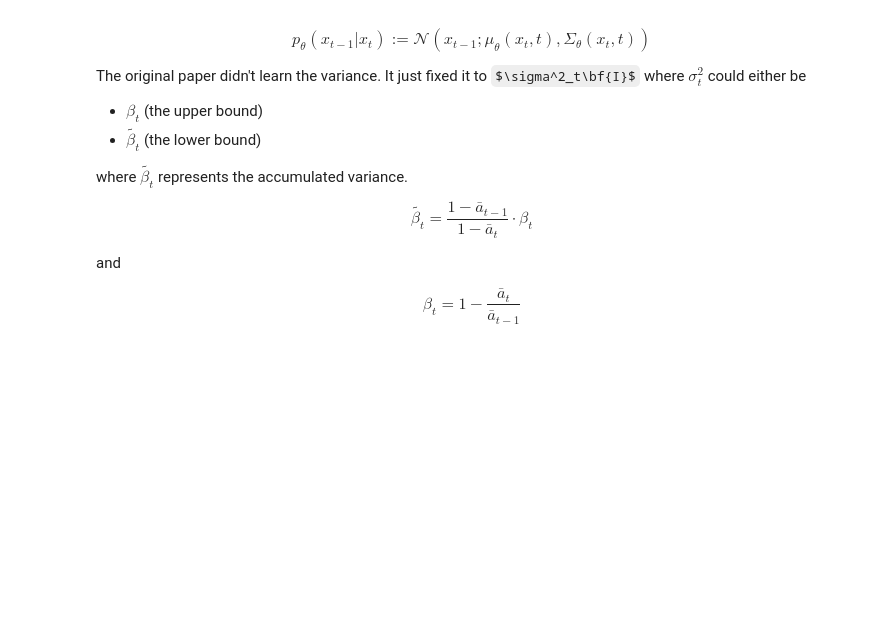
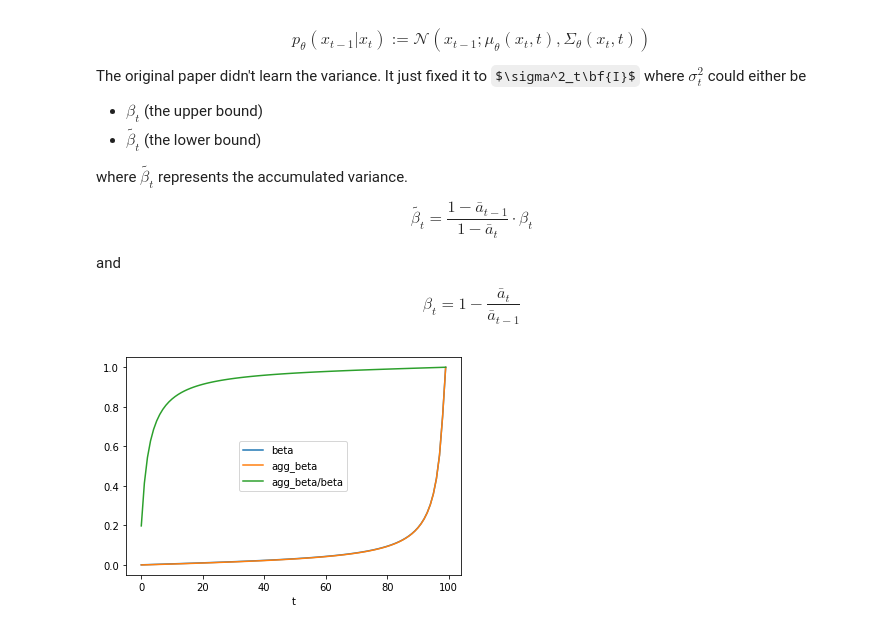
Before and after one commit to vedantroy/ml-experiments, a Jupyter notebook: annotated_improved_ddpm/reimpl/Diffusion.ipynb, the cells around one changed output. Cells and saved outputs as stored; diff of their text form; code cells hidden in the pictures; some formulas as TeX source; blank space fills up the shorter version.

```diff
--- a/annotated_improved_ddpm/reimpl/Diffusion.ipynb
+++ b/annotated_improved_ddpm/reimpl/Diffusion.ipynb
@@ -169,6 +169,7 @@ from torch import Tensor
 from math import floor
 
 # Testing my implementation of alpha_bar vs OpenAI's
+# The numerics generally seem a bit off (look for SUSPICIOUS)
 
 # My code
 def cos_schedule_inclusive(T, s = 0.008):
@@ -224,6 +225,8 @@ def test_eq(a, b, thresh=1e-7, identical=False, test_name="unknown"):
                 x = x.item()
             assert x - y == 0
 
+beta_and_agg = {}
+
 # Testing code
 for T in [100, 1000]:
   # Tweaking s from 0.008 causes testing to throw an error (which is good)
@@ -244,8 +247,24 @@ for T in [100, 1000]:
     return alpha_bar[round(i)]
 
   sanity_check_beta = betas_for_alpha_bar(T, from_list)
-  # it is odd that the 2 things are not identical
+  # SUSPICIOUS: it is odd that the 2 things are not identical
   test_eq(sanity_check_beta, openai_beta, test_name=f"sanity_betas_{T}", thresh=2e-7)
 
   my_beta, agg_beta = beta_and_agg_beta(alpha_bar)
   test_eq(my_beta, openai_beta, test_name=f"my_betas_{T}", thresh=2e-7)
+  beta_and_agg[T] = (my_beta, agg_beta)
+# %%
+T = 100
+beta, agg_beta = beta_and_agg[T]
+ratio = agg_beta / beta
+
+# SUSPICIOUS: The green line not starting @ 0
+x = torch.arange(0, T)
+plt.xlabel("t")
+plt.plot(x, beta, label="beta")
+plt.plot(x, agg_beta, label="agg_beta")
+plt.plot(x, ratio, label="agg_beta/beta")
+plt.legend()
+plt.show()
+# %% [output]
+[figure, added]
```
